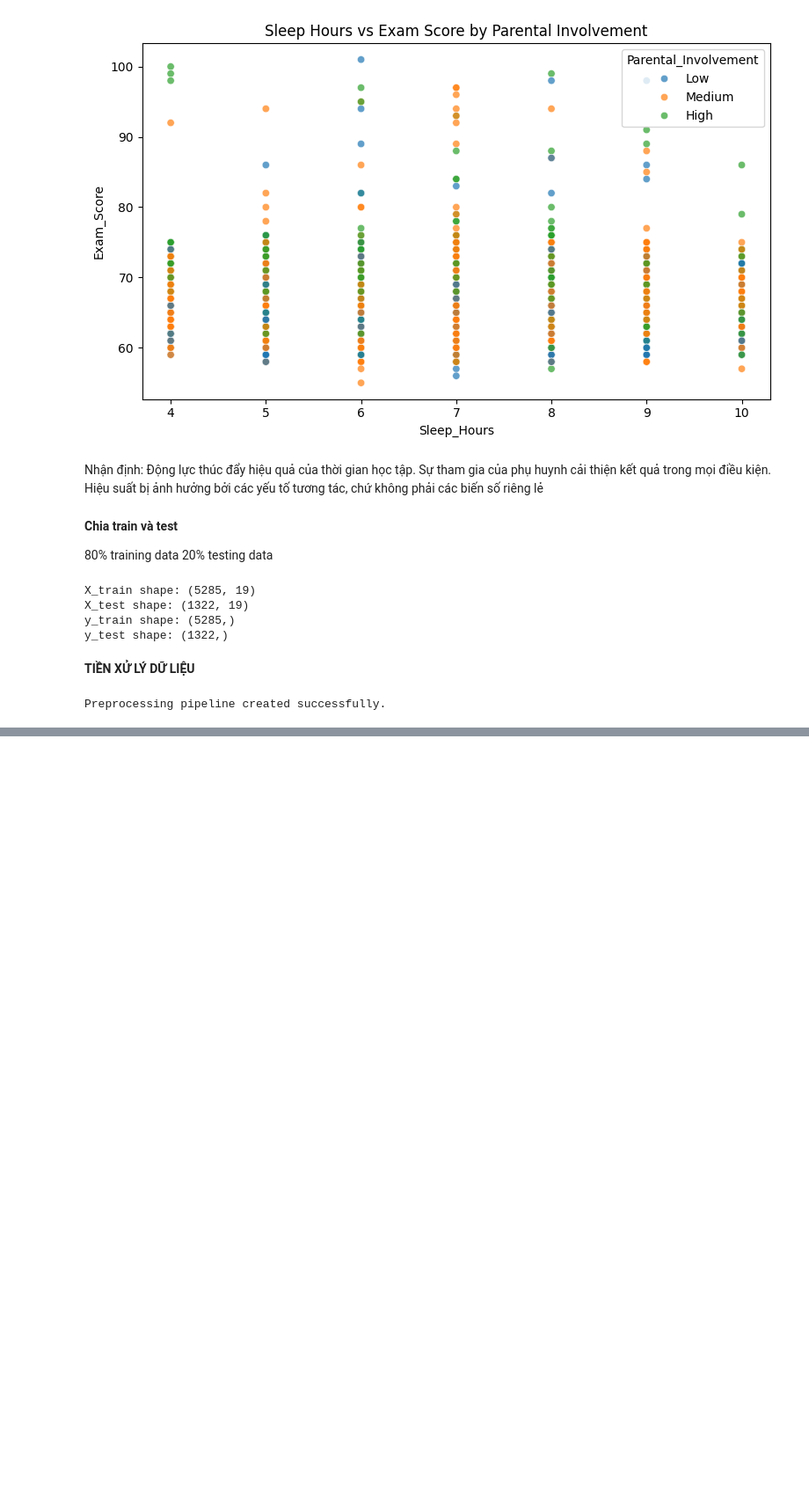
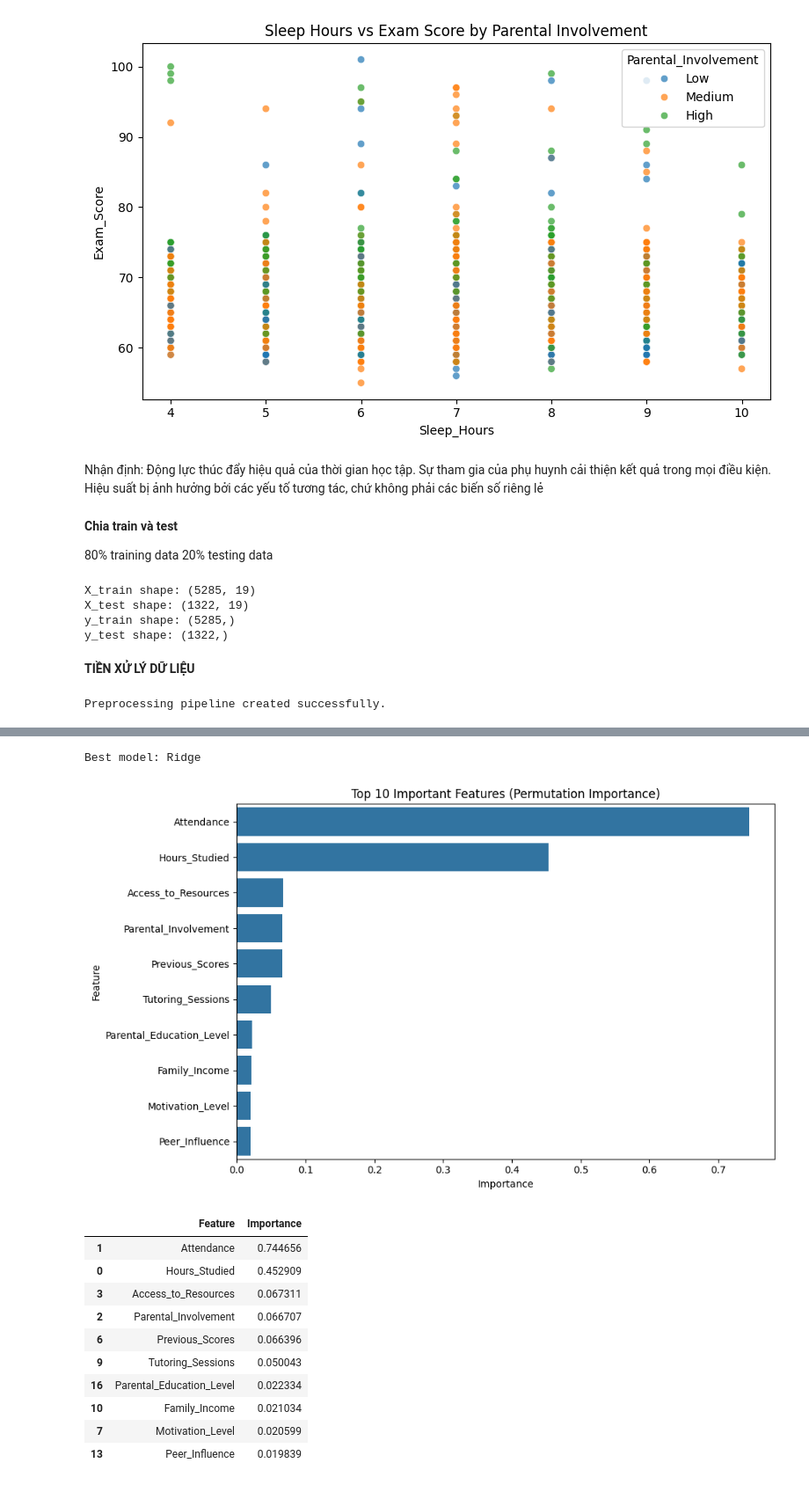
Before and after one commit to thuyntp26/LinearRegression, a Jupyter notebook: hoiquy_student.ipynb, the cells around one changed output, grey strips where cells are left out. Shown at 88% size. Cells and saved outputs as stored; diff of their text form; code cells hidden in the pictures; blank space fills up the shorter version.

```diff
--- a/hoiquy_student.ipynb
+++ b/hoiquy_student.ipynb
@@ -326,0 +476,48 @@ Preprocessing pipeline created successfully.
+# %%
+# =========================
+# PERMUTATION IMPORTANCE
+# =========================
+from sklearn.inspection import permutation_importance
+
+best_model_name = results_df.iloc[0]["Model"]
+best_pipeline = trained_pipelines[best_model_name]
+
+print("Best model:", best_model_name)
+
+r = permutation_importance(
+    best_pipeline,
+    X_test,
+    y_test,
+    n_repeats=10,
+    random_state=42,
+    n_jobs=-1
+)
+
+feature_names = X.columns
+
+perm_importance_df = pd.DataFrame({
+    "Feature": feature_names,
+    "Importance": r.importances_mean
+}).sort_values(by="Importance", ascending=False)
+
+plt.figure(figsize=(10, 6))
+sns.barplot(data=perm_importance_df.head(10), x="Importance", y="Feature")
+plt.title("Top 10 Important Features (Permutation Importance)")
+plt.tight_layout()
+plt.show()
+
+perm_importance_df.head(10)
+# %% [output]
+Best model: Ridge
+[figure, added]
+|  | Feature | Importance |
+| 1 | Attendance | 0.744656 |
+| 0 | Hours_Studied | 0.452909 |
+| 3 | Access_to_Resources | 0.067311 |
+| 2 | Parental_Involvement | 0.066707 |
+| 6 | Previous_Scores | 0.066396 |
+| 9 | Tutoring_Sessions | 0.050043 |
+| 16 | Parental_Education_Level | 0.022334 |
+| 10 | Family_Income | 0.021034 |
+| 7 | Motivation_Level | 0.020599 |
+| 13 | Peer_Influence | 0.019839 |
```
Also changed, not shown: parts of 9 cells of this notebook.
